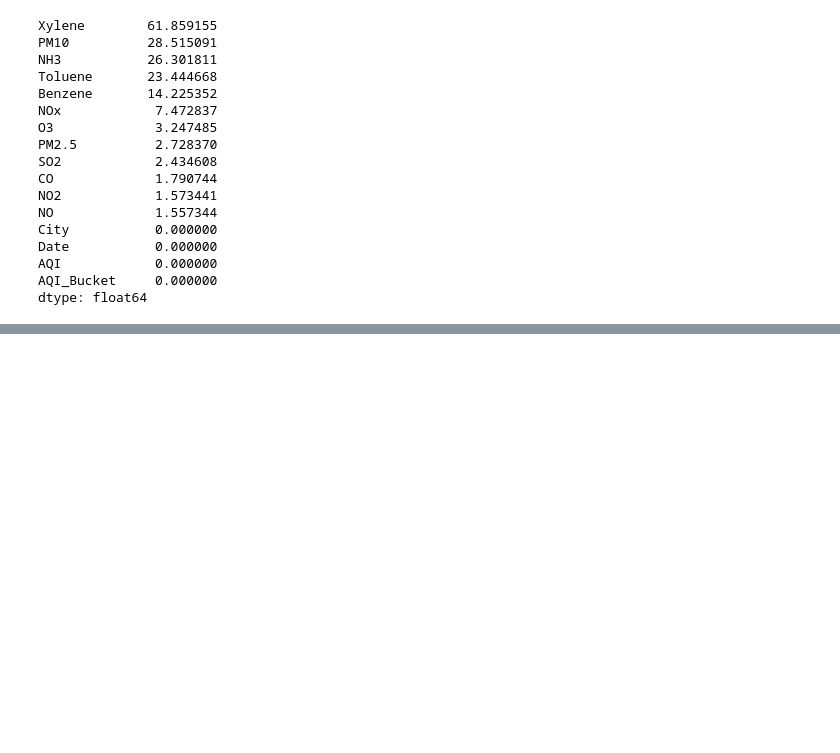
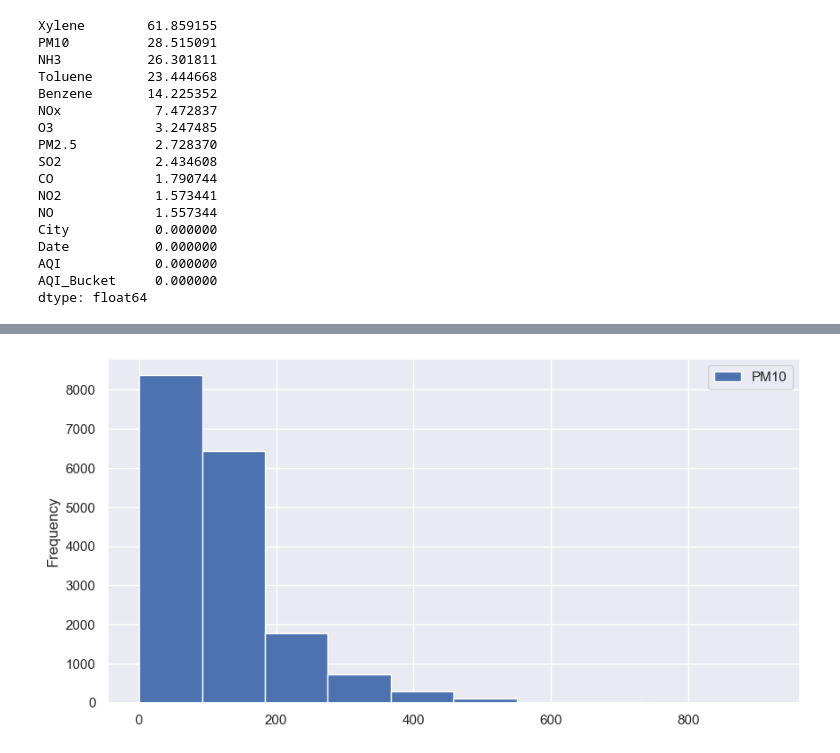
Before and after one commit to WDAryan/AQI-Prediction, a Jupyter notebook: AQI Prediction Model.ipynb, the cells around one changed output, grey strips where cells are left out. Drawn from its saved outputs; the diff is of its cells as text; code cells hidden in the pictures; blank space fills up the shorter version.

```diff
--- a/AQI Prediction Model.ipynb
+++ b/AQI Prediction Model.ipynb
@@ -174,0 +186,6 @@ dtype: float64
+# %%
+df['PM10'].plot(kind = 'hist', figsize=(10,5))
+plt.legend()
+plt.show()
+# %% [output]
+[figure, added]
```
Also changed, not shown: parts of 48 cells of this notebook.
